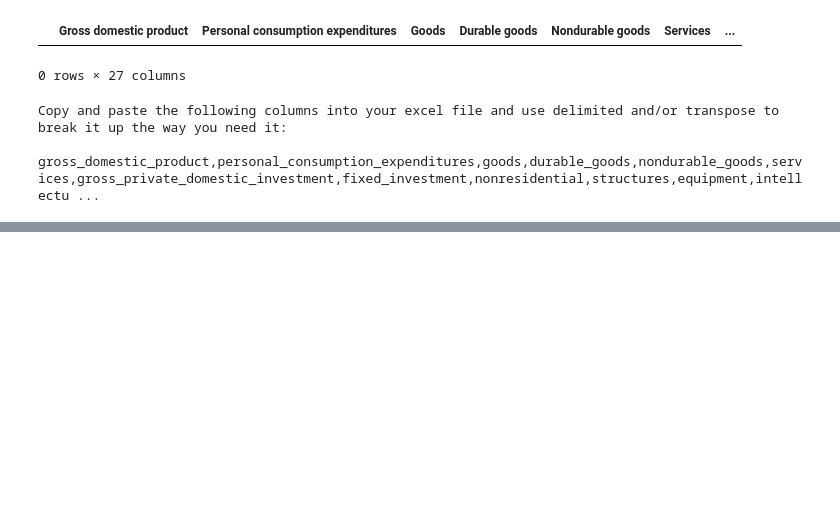
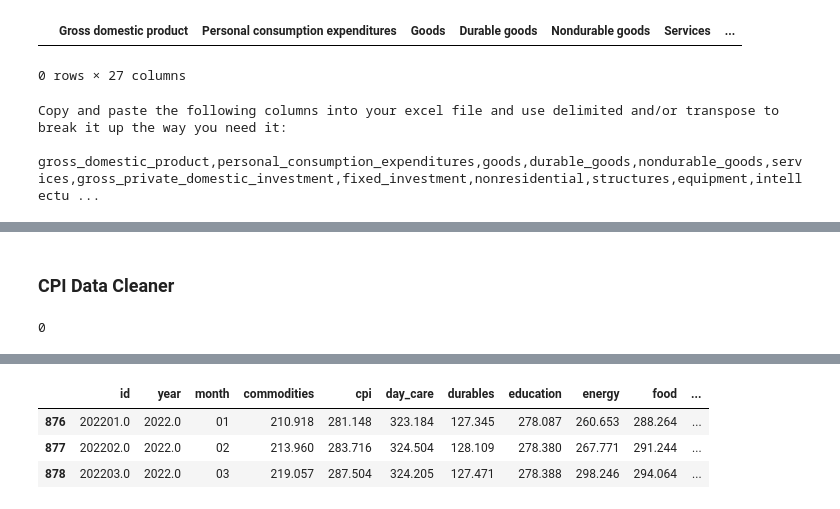
Before and after one commit to obsessedquant/Economic_Indicators, a Jupyter notebook: 1_Data_Cleaning.ipynb, the cells around one changed output, grey strips where cells are left out. Saved outputs shown, nothing was run; the diff lists cells and outputs as text; code cells hidden in the pictures; blank space fills up the shorter version.

```diff
--- a/1_Data_Cleaning.ipynb
+++ b/1_Data_Cleaning.ipynb
@@ -56,0 +112,73 @@ gross_domestic_product,personal_consumption_expenditures,goods,durable_goods,non
+# %% [markdown]
+### CPI Data Cleaner
+# %%
+cpi_final_df = pd.DataFrame()
+len(cpi_final_df)
+# %% [output]
+0
+# %%
+# Get directory list of files
+# import OS module
+import os
+
+# Get the list of all files and directories
+# path = "C:\\Users\\srobi\\GitHubRepos\\0_inputs\\economic_indicators\\cpi"
+path = "..\\0_inputs\\economic_indicators\\cpi"
+dir_list = os.listdir(path)
+
+# print("Files and directories in '", path, "' :")
+# prints all files
+# print(dir_list)
+# BREAK HERE
+
+cpi_final_df = pd.DataFrame()
+
+for file_name in dir_list:
+    # Read in data
+    import pandas as pd
+    from openpyxl import Workbook
+
+    cpi_df = pd.read_excel('../0_inputs/economic_indicators/cpi/'+file_name, engine='openpyxl', header=11)
+#     cpi_df = pd.read_excel('./Inputs/BLS_data/CPI_for_All_Urban_Consumers.xlsx', engine='openpyxl', header=11)
+    cpi_df.drop(['HALF1','HALF2'],axis=1,inplace=True)
+    # cpi_df.tail(3)
+    # BREAK HERE
+
+    # The following code reformats the data into a 'year', 'month', 'cpi' columns
+    column_list = cpi_df.columns.tolist()
+    column_list.pop(0) # Remove year from list
+    column_list.pop(0) # Remove Jan from list
+    column_list
+
+    cpi_df2 = cpi_df[['Year','Jan']]
+    cpi_df2.rename(columns={'Jan':file_name[:-5]},inplace=True)
+    cpi_df2['month'] = 1
+
+    counter = 2
+
+    for col in column_list:
+        cpi_loopdf = cpi_df[['Year',col]]
+        cpi_loopdf.rename(columns={col:file_name[:-5]},inplace=True)
+        cpi_loopdf['month'] = counter
+        cpi_df2 = pd.concat([cpi_df2, cpi_loopdf])
+        counter += 1
+
+    cpi_df2.rename(columns={'Year':'year'},inplace=True)
+    cpi_df2['id'] = cpi_df2['year']*100 + cpi_df2['month']
+    cpi_df2 = cpi_df2[['id','year','month',file_name[:-5]]]
+    cpi_df2 = cpi_df2.sort_values(["year", "month"], ascending = (True, True))
+    cpi_df2 = cpi_df2.dropna()
+#     cpi_df2['category'] = file_name
+    if len(cpi_final_df) == 0:
+        cpi_final_df = cpi_df2
+    else:
+        cpi_final_df = pd.merge(cpi_final_df,cpi_df2[['id',file_name[:-5]]],on='id',how='outer')
+    # cpi_df2.tail(20)
+
+cpi_final_df['year'] = (cpi_final_df['id']/100).round(0)
+cpi_final_df['month'] = cpi_final_df['id'].astype(str).str.slice(4,6,1) # start, stop, step
+cpi_final_df = cpi_final_df.sort_values('id',ascending=True)
+
+cpi_final_df.to_csv('./Inputs/cpi_compiled.csv')
+cpi_final_df.tail(3)
+# %% [output]
@@ -56,0 +197,4 @@ gross_domestic_product,personal_consumption_expenditures,goods,durable_goods,non
+|  | id | year | month | commodities | cpi | day_care | durables | education | energy | food | ... |
+| 876 | 202201.0 | 2022.0 | 01 | 210.918 | 281.148 | 323.184 | 127.345 | 278.087 | 260.653 | 288.264 | ... |
+| 877 | 202202.0 | 2022.0 | 02 | 213.960 | 283.716 | 324.504 | 128.109 | 278.380 | 267.771 | 291.244 | ... |
+| 878 | 202203.0 | 2022.0 | 03 | 219.057 | 287.504 | 324.205 | 127.471 | 278.388 | 298.246 | 294.064 | ... |
```
Also changed, not shown: parts of 10 cells of this notebook, 5 other files.
